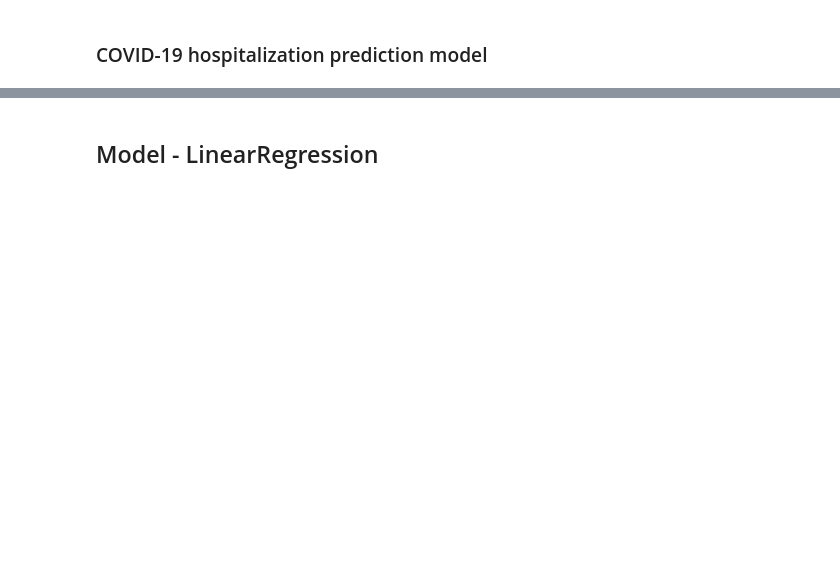
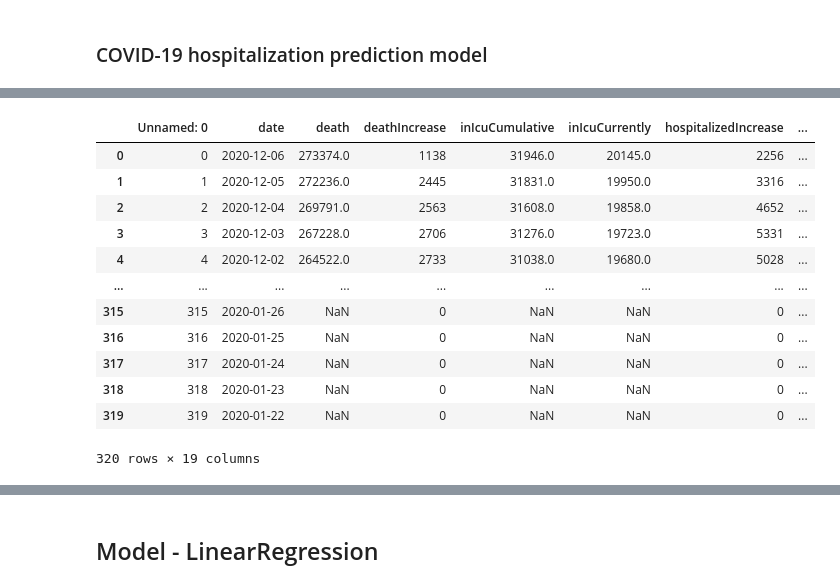
Before and after one commit to Micovs/COVID-Predictions, a Jupyter notebook: Model Test/Linear Regression Model - Hospitalisation/Hospitalization Prediction Model SM.ipynb, the cells around one changed output, grey strips where cells are left out. Saved outputs shown, nothing was run; the diff lists cells and outputs as text; code cells hidden in the pictures; blank space fills up the shorter version.

```diff
--- a/Model Test/Linear Regression Model - Hospitalisation/Hospitalization Prediction Model SM.ipynb
+++ b/Model Test/Linear Regression Model - Hospitalisation/Hospitalization Prediction Model SM.ipynb
@@ -54 +24,19 @@ Timestamp('2020-12-06 22:21:28.730350')
+# %%
+# Loads the last saved data. Make sure the data is up to date by running the cell above.
+df_Covid_data = pd.read_csv('National_Covid_Data_'+today.strftime("%Y-%m-%d")+'.csv')
+df_Covid_data
+# %% [output]
+|  | Unnamed: 0 | date | death | deathIncrease | inIcuCumulative | inIcuCurrently | hospitalizedIncrease | ... |
+| 0 | 0 | 2020-12-06 | 273374.0 | 1138 | 31946.0 | 20145.0 | 2256 | ... |
+| 1 | 1 | 2020-12-05 | 272236.0 | 2445 | 31831.0 | 19950.0 | 3316 | ... |
+| 2 | 2 | 2020-12-04 | 269791.0 | 2563 | 31608.0 | 19858.0 | 4652 | ... |
+| 3 | 3 | 2020-12-03 | 267228.0 | 2706 | 31276.0 | 19723.0 | 5331 | ... |
+| 4 | 4 | 2020-12-02 | 264522.0 | 2733 | 31038.0 | 19680.0 | 5028 | ... |
+| ... | ... | ... | ... | ... | ... | ... | ... | ... |
+| 315 | 315 | 2020-01-26 | NaN | 0 | NaN | NaN | 0 | ... |
+| 316 | 316 | 2020-01-25 | NaN | 0 | NaN | NaN | 0 | ... |
+| 317 | 317 | 2020-01-24 | NaN | 0 | NaN | NaN | 0 | ... |
+| 318 | 318 | 2020-01-23 | NaN | 0 | NaN | NaN | 0 | ... |
+| 319 | 319 | 2020-01-22 | NaN | 0 | NaN | NaN | 0 | ... |
+320 rows × 19 columns
 # %%
```
Also changed, not shown: parts of 42 cells of this notebook, 3 other files.
